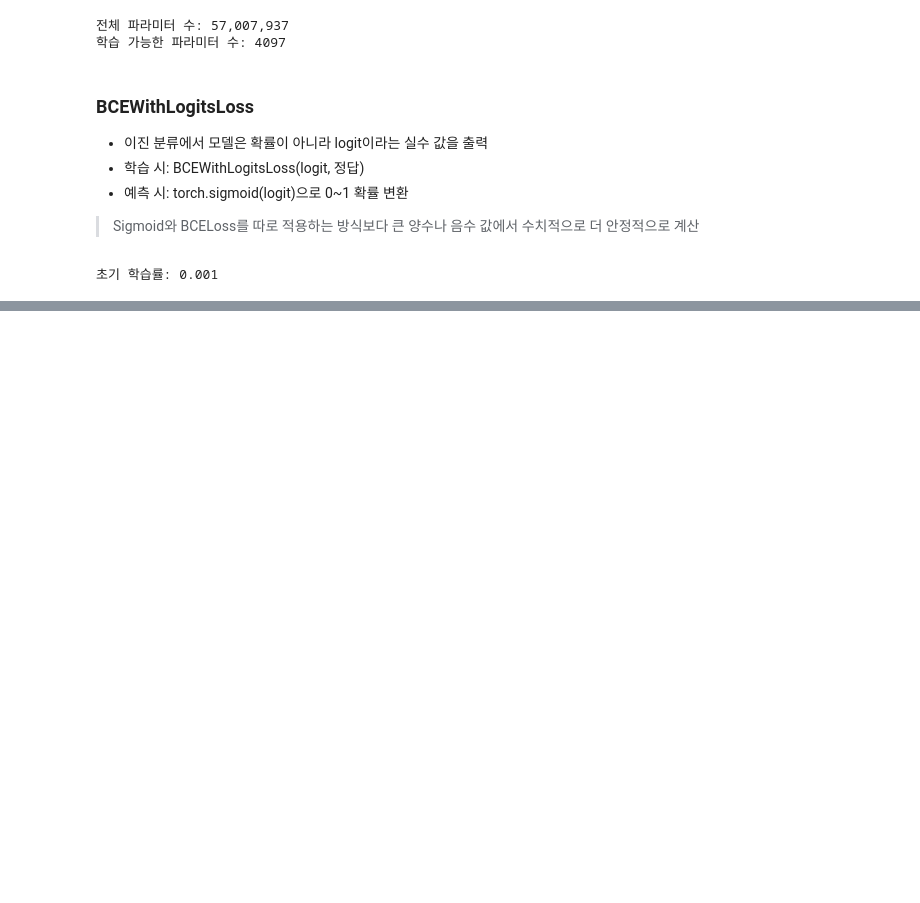
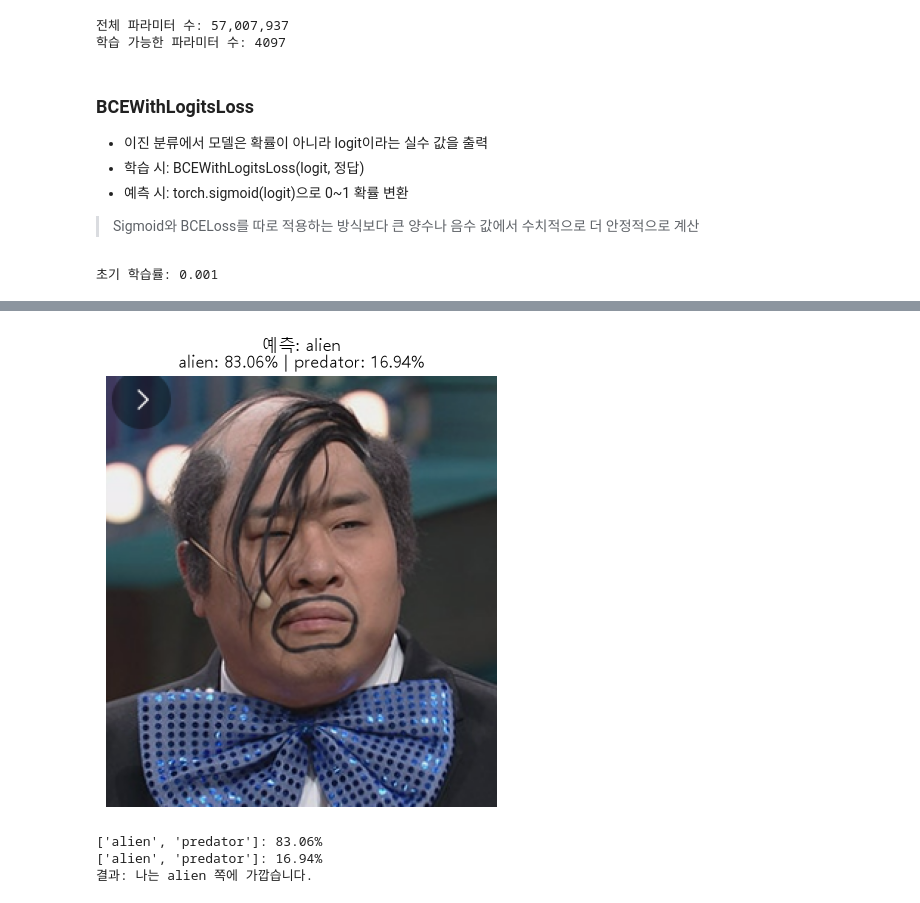
Before and after one commit to Shim-HyoungJoon/KDT, a Jupyter notebook: 10_MLDL/14_에일리언vs프레데터.ipynb, the cells around one changed output, grey strips where cells are left out. Cells and saved outputs as stored; diff of their text form; code cells hidden in the pictures; blank space fills up the shorter version.

```diff
--- a/10_MLDL/14_에일리언vs프레데터.ipynb
+++ b/10_MLDL/14_에일리언vs프레데터.ipynb
@@ -289,0 +489,29 @@ def run_epoch(model, loader, criterion, device, optimizer=None):
+# %%
+img = ['./data/alien_vs_predator/누구세요9.png']
+
+fig, axes = plt.subplots(1, len(img), figsize=(6 * len(img), 5))
+if len(img) == 1:
+    axes = [axes]
+
+for ax, sample_path in zip(axes, img):
+    image, predicted_class, probabilities = predict_image(
+        image_path=sample_path,
+        model=model,
+        transform=data_transforms["validation"],
+        device=DEVICE,
+        idx_to_class=idx_to_class,
+    )
+
+    probability_text = " | ".join(
+        f"{name}: {probability * 100:.2f}%"
+        for name, probability in probabilities.items()
+    )
+
+    ax.imshow(image)
+    ax.set_title(f"예측: {predicted_class}\n{probability_text}")
+    ax.axis("off")
+
+plt.tight_layout()
+plt.show()
+# %% [output]
+[figure, added]
@@ -289,0 +528,9 @@ def run_epoch(model, loader, criterion, device, optimizer=None):
+# %%
+for class_name, probability in probabilities.items():
+    print(f'{class_names}: {probability * 100:.2f}%')
+
+print(f'결과: 나는 {predicted_class} 쪽에 가깝습니다.')
+# %% [output]
+['alien', 'predator']: 83.06%
+['alien', 'predator']: 16.94%
+결과: 나는 alien 쪽에 가깝습니다.
```
Also changed, not shown: parts of 18 cells of this notebook, 19 other files.
